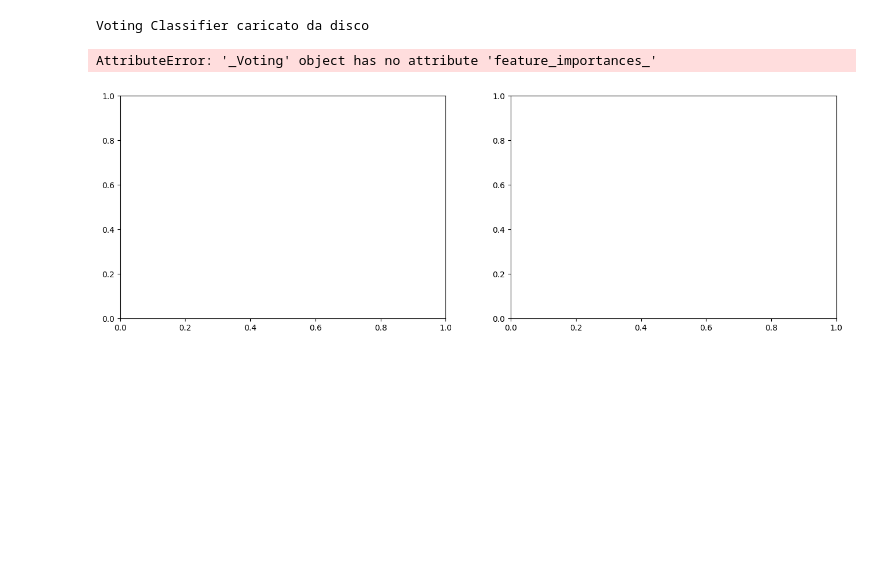
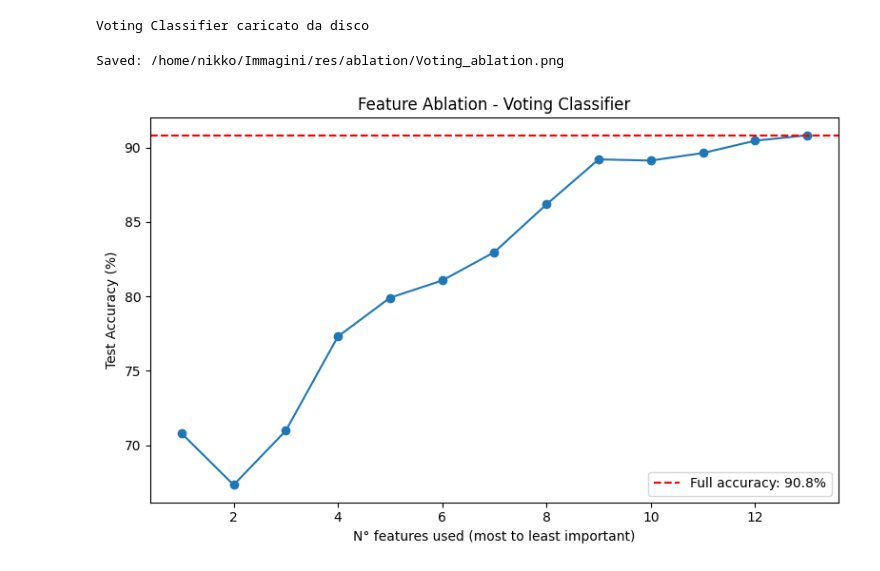
Before and after one commit to nicolomeneguzzo/Computational-Physics-2026, a Jupyter notebook: Astrophysical-Objects-Recognition/notebooks/classificator_compare.ipynb, the cells around one changed output. Cells and saved outputs as stored; diff of their text form; code cells hidden in the pictures; blank space fills up the shorter version.

Commit message:
computed ablation plot

```diff
--- a/Astrophysical-Objects-Recognition/notebooks/classificator_compare.ipynb
+++ b/Astrophysical-Objects-Recognition/notebooks/classificator_compare.ipynb
@@ -198,32 +198,18 @@ print("Feature Importance Scores:")
 for feat, val in imp.items():
     print(f"{feat}: {val:.4f}")
 # %%
-fig, ax = plt.subplots(1, 2, figsize=(16, 5))
 
-sc.plot_feature_importance(
+
+sc.plot_feature_ablation(
     voting_clf,
+    X_train=X_train,
+    X_test=X_test,
+    y_train=y_train,
+    y_test=y_test,
     feature_names=feature_names,
-    use_permutation=True,
-    X_test=X_test,
-    y_test=y_test,
-    n_jobs=2,
-    ax=ax[0],
-    title='Feature Importance - Voting Classifier'
+    title='Feature Ablation - Voting Classifier',
+    save_path='/home/nikko/Immagini/res/ablation/Voting_ablation.png'
 )
-
-sc.plot_feature_importance(
-    stacking_clf,
-    feature_names=feature_names,
-    use_permutation=True,
-    X_test=X_test,
-    y_test=y_test,
-    n_jobs=2,
-    ax=ax[1],
-    title='Feature Importance - Stacking Classifier'
-)
-
-plt.tight_layout()
-plt.show()
 # %% [output]
-AttributeError: '_Voting' object has no attribute 'feature_importances_'
+Saved: /home/nikko/Immagini/res/ablation/Voting_ablation.png
-[figure, old version]
+[figure, new version]
```
Also changed, not shown: parts of 3 cells of this notebook, 3 other files.
